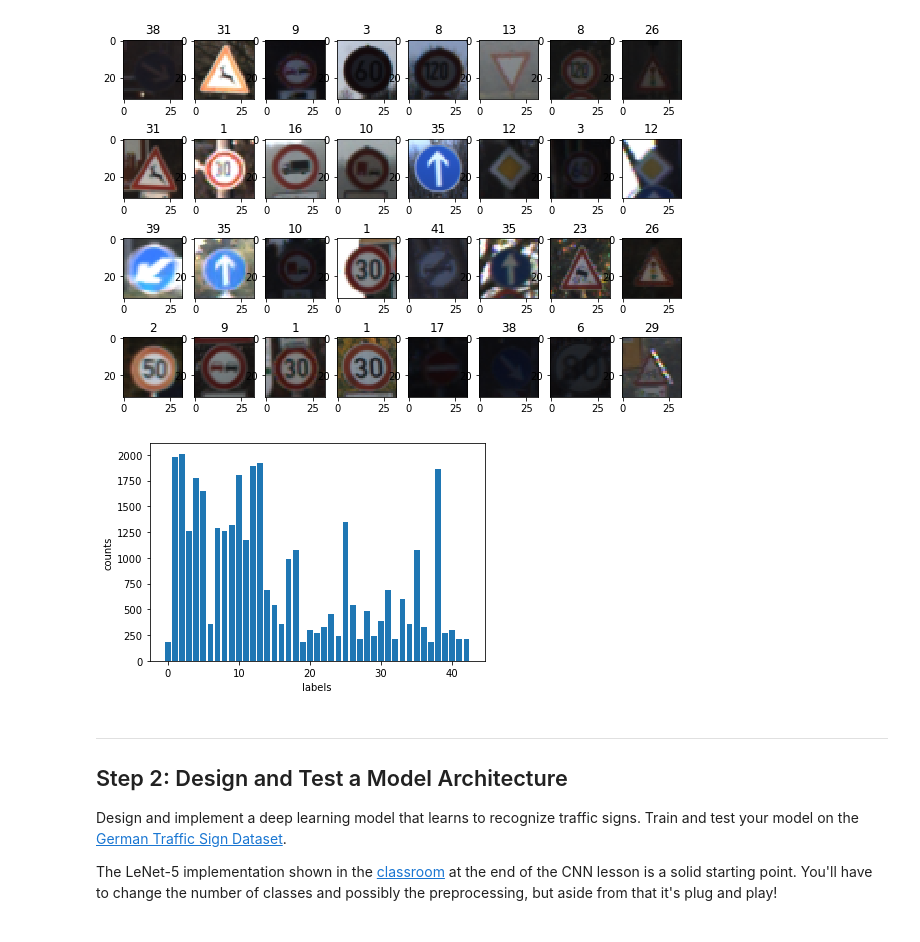
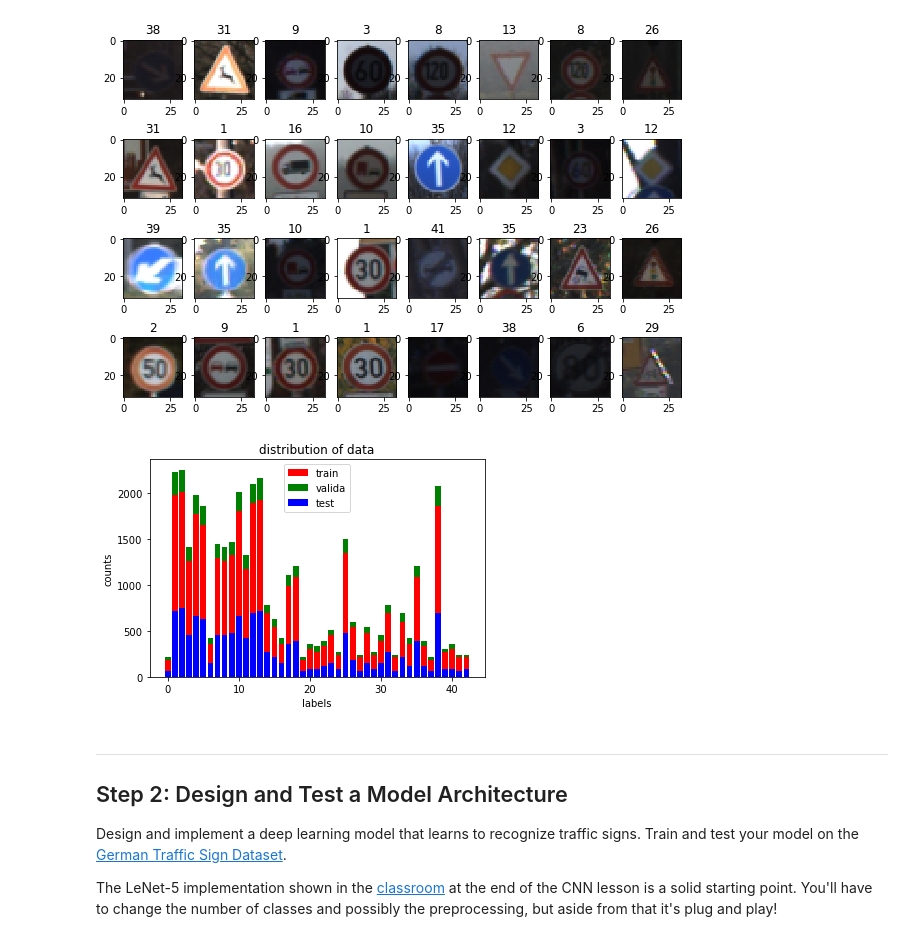
Before and after one commit to sunezr/CarND-Traffic-Sign-Classifier-Project, a Jupyter notebook: Traffic_Sign_Classifier.ipynb, the cells around one changed output. Saved outputs shown, nothing was run; the diff lists cells and outputs as text; code cells hidden in the pictures.

Commit message:
modify data explore

```diff
--- a/Traffic_Sign_Classifier.ipynb
+++ b/Traffic_Sign_Classifier.ipynb
@@ -117,13 +117,21 @@ for row in range(Nr):
 [figure]
 # %%
 # plot count of each label
-_, index, counts = np.unique(y_train, return_index=True, return_counts=True)
-image = plt.bar(y_train[index], counts)
+_, index_train, counts_train = np.unique(y_train, return_index=True, return_counts=True)
+_, index_valid, counts_valid = np.unique(y_valid, return_index=True, return_counts=True)
+_, index_test, counts_test = np.unique(y_test, return_index=True, return_counts=True)
+
+plt.bar(y_train[index_train], counts_train, label='train',  color='r')
+plt.bar(y_valid[index_valid], counts_valid, label='valida', bottom=counts_train, color='g')
+plt.bar(y_test[index_test], counts_test, label='test', color='b')
 plt.xlabel("labels")
 plt.ylabel("counts")
+plt.legend()
+plt.title('distribution of data')
+plt.show
 plt.savefig("label_counts.jpg")
 # %% [output]
-[figure, old version]
+[figure, new version]
 # %% [markdown]
 ----
 
```
Also changed, not shown: 3 other files.
